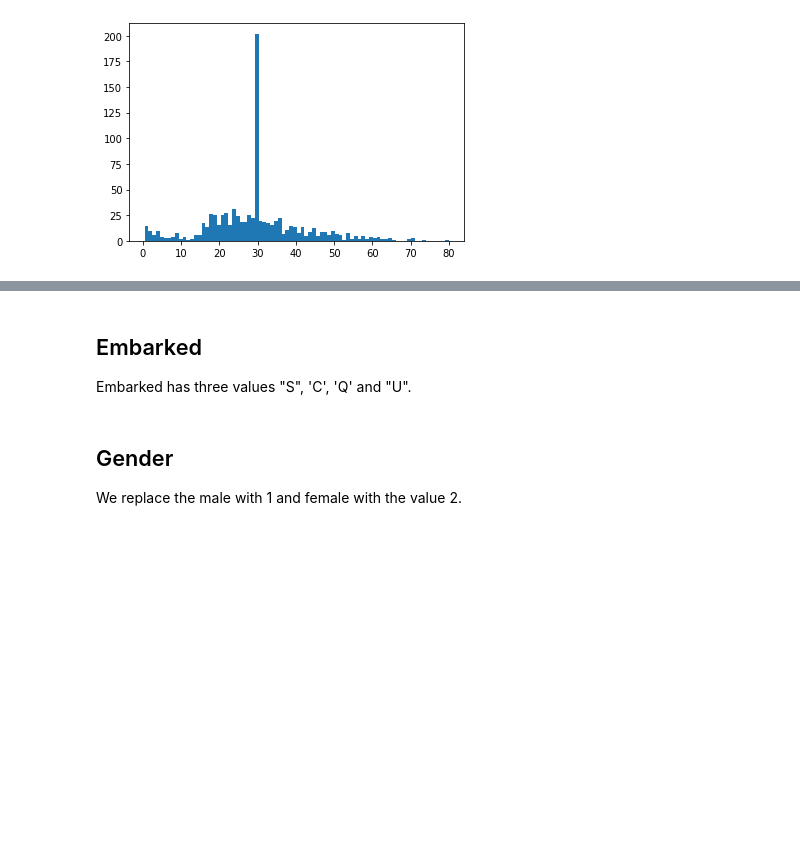
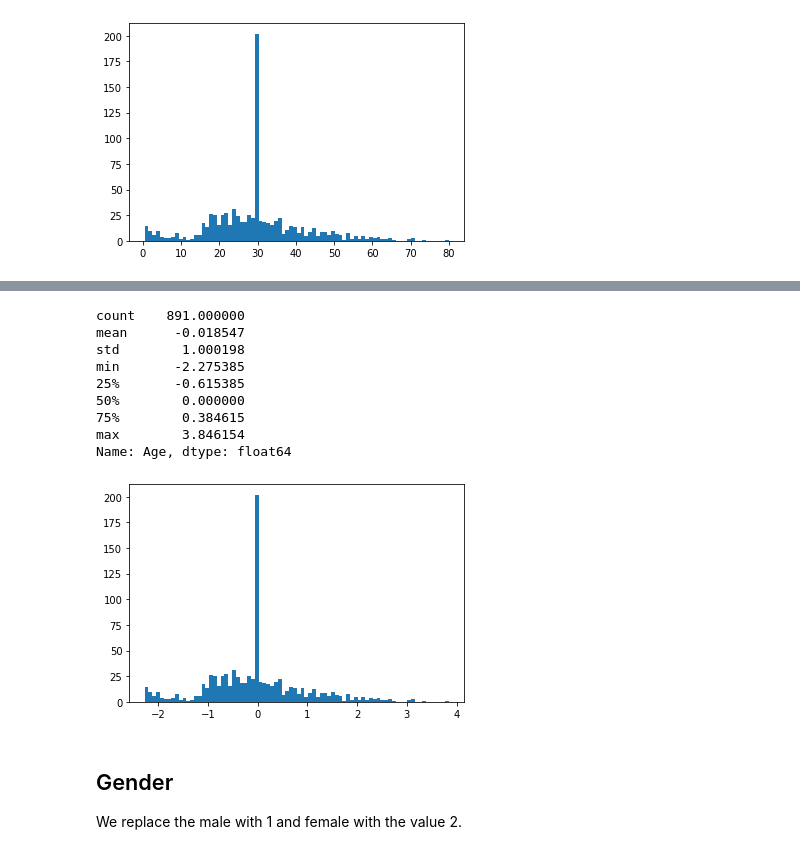
Before and after one commit to patRyserWelch8/KaggleTitanic, a Jupyter notebook: titanic.ipynb, the cells around one changed output, grey strips where cells are left out. Drawn from its saved outputs; the diff is of its cells as text; code cells hidden in the pictures; blank space fills up the shorter version.

```diff
--- a/titanic.ipynb
+++ b/titanic.ipynb
@@ -885,7 +887,7 @@ max       80.000000
 Name: Age, dtype: float64
 [figure]
 # %%
-mean_age = titanic_train.Age.mean()
-std_age = titanic_train.Age.std()
-titanic_train.loc[:,"Age"] = (titanic_train.Age - mean_age)/std_age
+median_age = titanic_train.Age.median()
+IQR_age = titanic_train.Age.quantile(0.75) - titanic_train.Age.quantile(0.25)
+titanic_train.loc[:,"Age"] = (titanic_train.Age - median_age)/IQR_age
 titanic_train.Age.describe()
@@ -892,2 +904,14 @@ titanic_train.Age.describe()
 # %%
-plt.hist(titanic_train.Age, bins = 100)
+plt.hist(titanic_train.Age, bins = 80)
+titanic_train.Age.describe()
+# %% [output]
+count    891.000000
+mean      -0.018547
+std        1.000198
+min       -2.275385
+25%       -0.615385
+50%        0.000000
+75%        0.384615
+max        3.846154
+Name: Age, dtype: float64
+[figure, added]
@@ -899,4 +917,0 @@ titanic_train.Age.describe()
-# %% [markdown]
-## Embarked
-
-Embarked has three values "S", 'C', 'Q' and "U".
```
Also changed, not shown: parts of 20 cells of this notebook.
